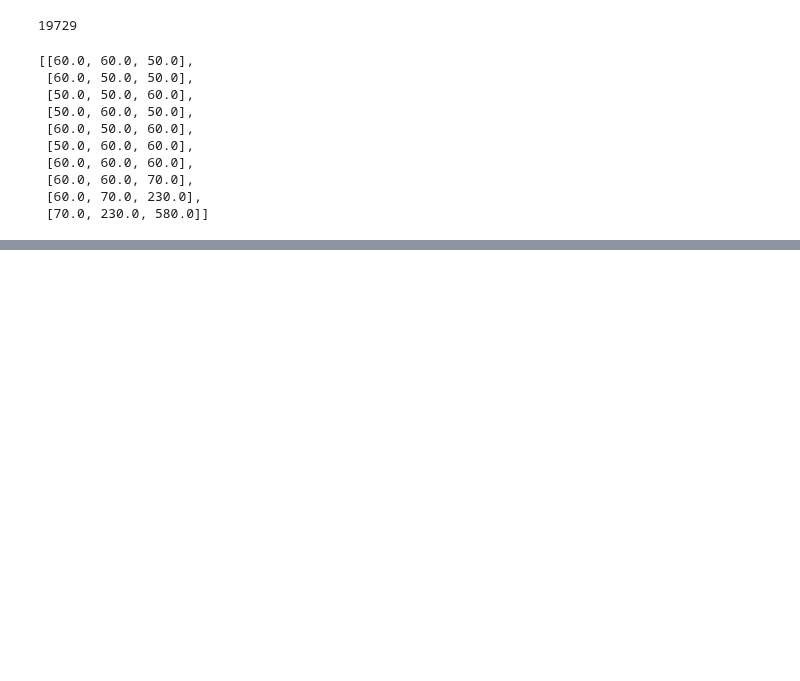
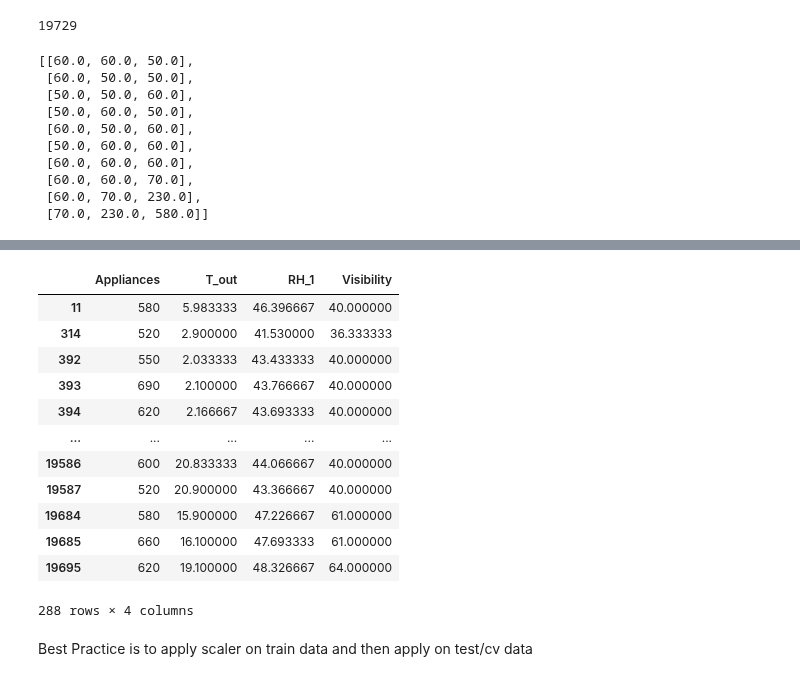
Before and after one commit to shelly2904/DATA_SCIENCE, a Jupyter notebook: Time Series/Time_Series_using_Deep_Learning.ipynb, the cells around one changed output, grey strips where cells are left out. Saved outputs shown, nothing was run; the diff lists cells and outputs as text; code cells hidden in the pictures; blank space fills up the shorter version.

```diff
--- a/Time Series/Time_Series_using_Deep_Learning.ipynb
+++ b/Time Series/Time_Series_using_Deep_Learning.ipynb
@@ -126,0 +143,2 @@ ts_generator = TimeseriesGenerator(features[:-2], multi_target, length=6, sampli
+# %%
+df_input = df[['Appliances', 'T_out', 'RH_1', 'Visibility']]
@@ -126,0 +157,16 @@ ts_generator = TimeseriesGenerator(features[:-2], multi_target, length=6, sampli
+# %%
+df_input.query("Appliances > 500")
+# %% [output]
+|  | Appliances | T_out | RH_1 | Visibility |
+| 11 | 580 | 5.983333 | 46.396667 | 40.000000 |
+| 314 | 520 | 2.900000 | 41.530000 | 36.333333 |
+| 392 | 550 | 2.033333 | 43.433333 | 40.000000 |
+| 393 | 690 | 2.100000 | 43.766667 | 40.000000 |
+| 394 | 620 | 2.166667 | 43.693333 | 40.000000 |
+| ... | ... | ... | ... | ... |
+| 19586 | 600 | 20.833333 | 44.066667 | 40.000000 |
+| 19587 | 520 | 20.900000 | 43.366667 | 40.000000 |
+| 19684 | 580 | 15.900000 | 47.226667 | 61.000000 |
+| 19685 | 660 | 16.100000 | 47.693333 | 61.000000 |
+| 19695 | 620 | 19.100000 | 48.326667 | 64.000000 |
+288 rows × 4 columns
@@ -126,0 +176,2 @@ ts_generator = TimeseriesGenerator(features[:-2], multi_target, length=6, sampli
+# %% [markdown]
+Best Practice is to apply scaler on train data and then apply on test/cv data
```
Also changed, not shown: parts of 24 cells of this notebook.
